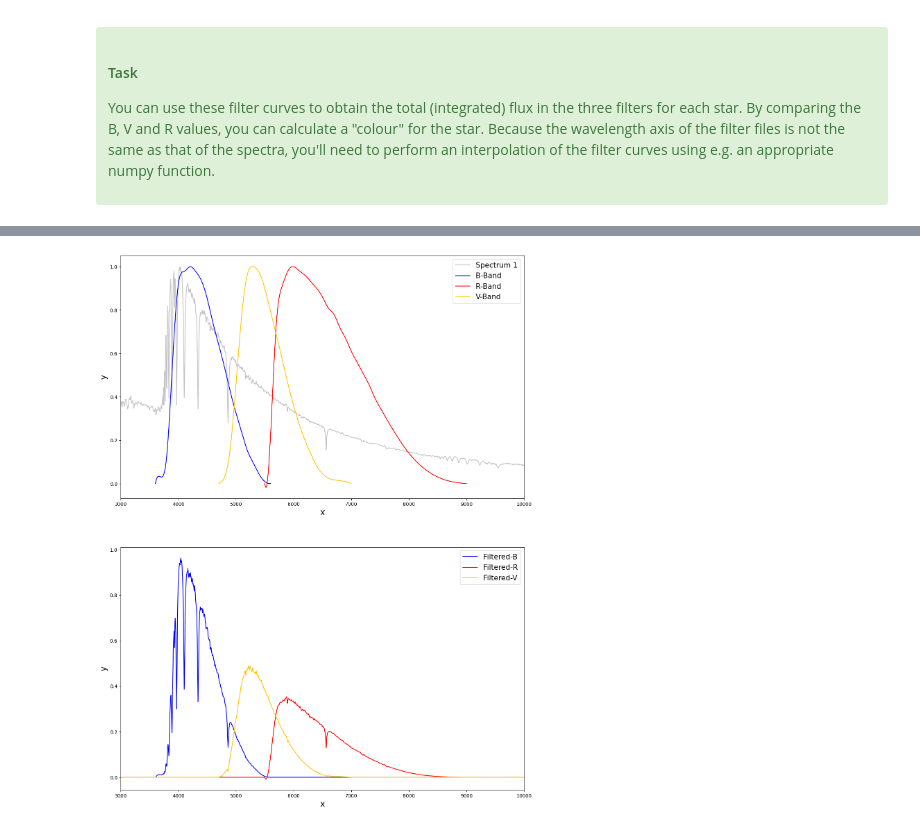
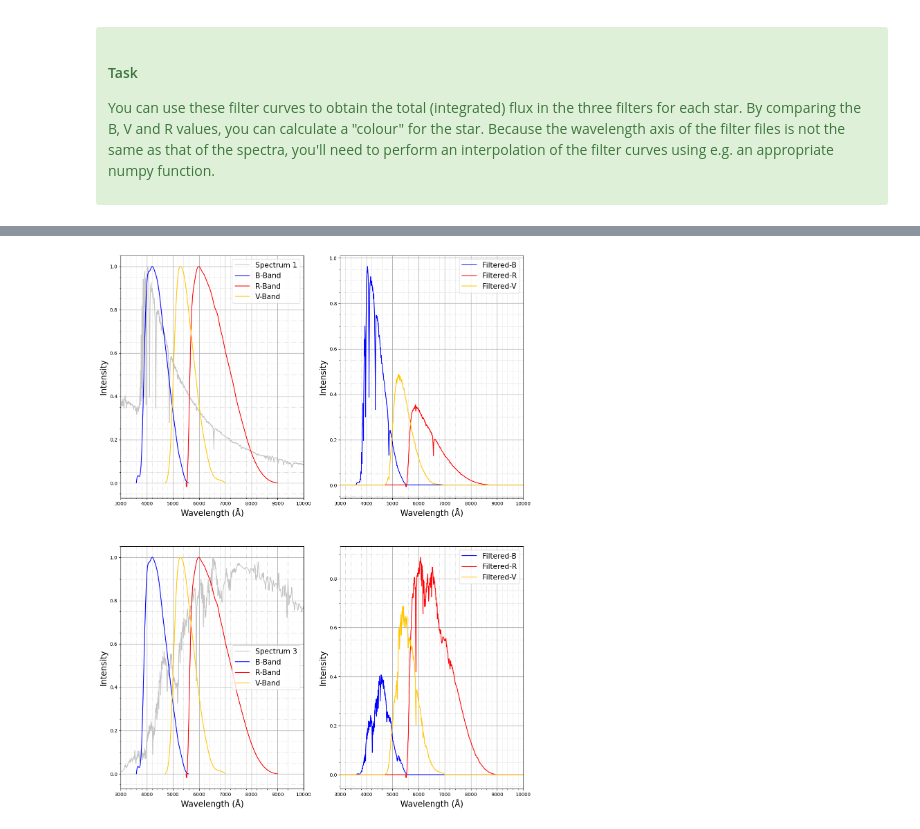
Before and after one commit to B0whunt3r21/AstroPrak, a Jupyter notebook: SpectralTypeClassification.ipynb, the cells around one changed output, grey strips where cells are left out. Cells and saved outputs as stored; diff of their text form; code cells hidden in the pictures.

Commit message:
Finalizing 5 (Spect. 1 and 3 for comparison)

```diff
--- a/SpectralTypeClassification.ipynb
+++ b/SpectralTypeClassification.ipynb
@@ -680,14 +680,21 @@ To get a rough estimation of a star's colour, we can look at the flux of the spe
 </div>
 # %%
 filters = ['filter_B.txt', 'filter_R.txt', 'filter_V.txt']
-spectrum = '1.fits'
+spectrumA = '1.fits'
+spectrumKM = '3.fits'
 
-with fits.open(ROOT+PATH+spectrum) as file:
-    header = file[0].header
-    data = file[0].data
-spectrum = np.arange(header["CRVAL1"], wavelength_end + header["CDELT1"], header["CDELT1"])
-spectrumData = data
-spectrumData_normalized = np.divide(spectrumData, np.max(spectrumData))
+#Return normalized Spectrum from file
+def getSpectrum(spectrum):
+    with fits.open(ROOT+PATH+spectrum) as file:
+        header = file[0].header
+        data = file[0].data
+    axis = np.arange(header["CRVAL1"], wavelength_end + header["CDELT1"], header["CDELT1"])
+    spectrumData = data
+    spectrumData_normalized = np.divide(spectrumData, np.max(spectrumData))
+    return axis, spectrumData_normalized
+
+spectrumAxisA, spectrumData_normalizedA = getSpectrum(spectrumA)
+spectrumAxisKM, spectrumData_normalizedKM = getSpectrum(spectrumKM)
 
 #Spline Interpolation
 def spline(xData, yData):
@@ -744,45 +751,71 @@ xB, yB = spline(filterWavelengthsB, filterValuesB)
 xR, yR = spline(filterWavelengthsR, filterValuesR)
 xV, yV = spline(filterWavelengthsV, filterValuesV)
 
-yB = np.divide(yB, np.max(yR))
+yB = np.divide(yB, np.max(yB))
 yR = np.divide(yR, np.max(yR))
-yV = np.divide(yV, np.max(yR))
+yV = np.divide(yV, np.max(yV))
 
 
 #filter-curve an x-axis anpassen
-filterAxisB = np.zeros_like(spectrum, dtype=float)
-filterAxisR = np.zeros_like(spectrum, dtype=float)
-filterAxisV = np.zeros_like(spectrum, dtype=float)
+filterAxisAB = np.zeros_like(spectrumAxisA, dtype=float)
+filterAxisAR = np.zeros_like(spectrumAxisA, dtype=float)
+filterAxisAV = np.zeros_like(spectrumAxisA, dtype=float)
+
+filterAxisKMB = np.zeros_like(spectrumAxisKM, dtype=float)
+filterAxisKMR = np.zeros_like(spectrumAxisKM, dtype=float)
+filterAxisKMV = np.zeros_like(spectrumAxisKM, dtype=float)
 
 #filter spectra
-filteredSpectrumB, fluxB = apply_filter(spectrum, spectrumData_normalized, xB, yB, filterAxisB)
-filteredSpectrumR, fluxR = apply_filter(spectrum, spectrumData_normalized, xR, yR, filterAxisR)
-filteredSpectrumV, fluxV = apply_filter(spectrum, spectrumData_normalized, xV, yV, filterAxisV)
+filteredSpectrumAB, fluxAB = apply_filter(spectrumAxisA, spectrumData_normalizedA, xB, yB, filterAxisAB)
+filteredSpectrumAR, fluxAR = apply_filter(spectrumAxisA, spectrumData_normalizedA, xR, yR, filterAxisAR)
+filteredSpectrumAV, fluxAV = apply_filter(spectrumAxisA, spectrumData_normalizedA, xV, yV, filterAxisAV)
 
-BV = calcColorIndex(fluxV, fluxB)
-VR = calcColorIndex(fluxR, fluxV)
+filteredSpectrumKMB, fluxKMB = apply_filter(spectrumAxisKM, spectrumData_normalizedKM, xB, yB, filterAxisKMB)
+filteredSpectrumKMR, fluxKMR = apply_filter(spectrumAxisKM, spectrumData_normalizedKM, xR, yR, filterAxisKMR)
+filteredSpectrumKMV, fluxKMV = apply_filter(spectrumAxisKM, spectrumData_normalizedKM, xV, yV, filterAxisKMV)
+
+#Calc Color Indices
+BVA = calcColorIndex(fluxAV, fluxAB)
+VRA = calcColorIndex(fluxAR, fluxAV)
+
+BVKM = calcColorIndex(fluxKMV, fluxKMB)
+VRKM = calcColorIndex(fluxKMR, fluxKMV)
 
 
 def addLine(ax, x, y, c='#C4C4C4', label=''):
     ax.plot(x, y, c=c, label=label)
-    ax.set_xlabel('x', fontsize=17)
-    ax.set_ylabel('y', fontsize=17)
+    ax.set_xlabel('Wavelength (Å)', fontsize=17)
+    ax.set_ylabel('Intensity', fontsize=17)
     ax.set_xlim([3000, 10000])
     ax.legend(loc='best', fontsize=15)
+    ax.minorticks_on()
+    ax.grid(visible=True, which='major', linestyle='-', linewidth=1)
+    ax.grid(visible=True, which='minor', linestyle=':', linewidth=0.5)
     return ax
 
+
 #Plotting
-fig, axes = plt.subplots(2, 1, figsize=(15,20))
+fig, axes = plt.subplots(2, 2, figsize=(15,20))
 
-addLine(axes[0], spectrum, spectrumData_normalized, label='Spectrum 1')
-addLine(axes[0], xB, yB, '#0000FF', 'B-Band')
-addLine(axes[0], xR, yR, '#FF0000', 'R-Band')
-addLine(axes[0], xV, yV, '#FFC500', 'V-Band')
+addLine(axes[0][0], spectrumAxisA, spectrumData_normalizedA, label='Spectrum 1')
+addLine(axes[0][0], xB, yB, '#0000FF', 'B-Band')
+addLine(axes[0][0], xR, yR, '#FF0000', 'R-Band')
+addLine(axes[0][0], xV, yV, '#FFC500', 'V-Band')
 
-addLine(axes[1], spectrum, filteredSpectrumB, c='#0000FF', label='Filtered-B')
-addLine(axes[1], spectrum, filteredSpectrumR, c='#FF0000', label='Filtered-R')
-addLine(axes[1], spectrum, filteredSpectrumV, c='#FFC500', label='Filtered-V')
+addLine(axes[0][1], spectrumAxisA, filteredSpectrumAB, c='#0000FF', label='Filtered-B')
+addLine(axes[0][1], spectrumAxisA, filteredSpectrumAR, c='#FF0000', label='Filtered-R')
+addLine(axes[0][1], spectrumAxisA, filteredSpectrumAV, c='#FFC500', label='Filtered-V')
 
 
-print(f' B-V: {BV} \n V-R: {VR}')
+addLine(axes[1][0], spectrumAxisKM, spectrumData_normalizedKM, label='Spectrum 3')
+addLine(axes[1][0], xB, yB, '#0000FF', 'B-Band')
+addLine(axes[1][0], xR, yR, '#FF0000', 'R-Band')
+addLine(axes[1][0], xV, yV, '#FFC500', 'V-Band')
+
+addLine(axes[1][1], spectrumAxisKM, filteredSpectrumKMB, c='#0000FF', label='Filtered-B')
+addLine(axes[1][1], spectrumAxisKM, filteredSpectrumKMR, c='#FF0000', label='Filtered-R')
+addLine(axes[1][1], spectrumAxisKM, filteredSpectrumKMV, c='#FFC500', label='Filtered-V')
+
+
+print(f'For Spectrum 1(A): \n B-V: {BVA} \n V-R: {VRA} \n\n for Spectrum 3(KM): \n B-V: {BVKM} \n V-R: {VRKM} ')
 # %% [output]
@@ -791 +829 @@ print(f' B-V: {BV} \n V-R: {VR}')
-[figure, old version]
+[figure, new version]
```
Also changed, not shown: parts of 3 cells of this notebook.
